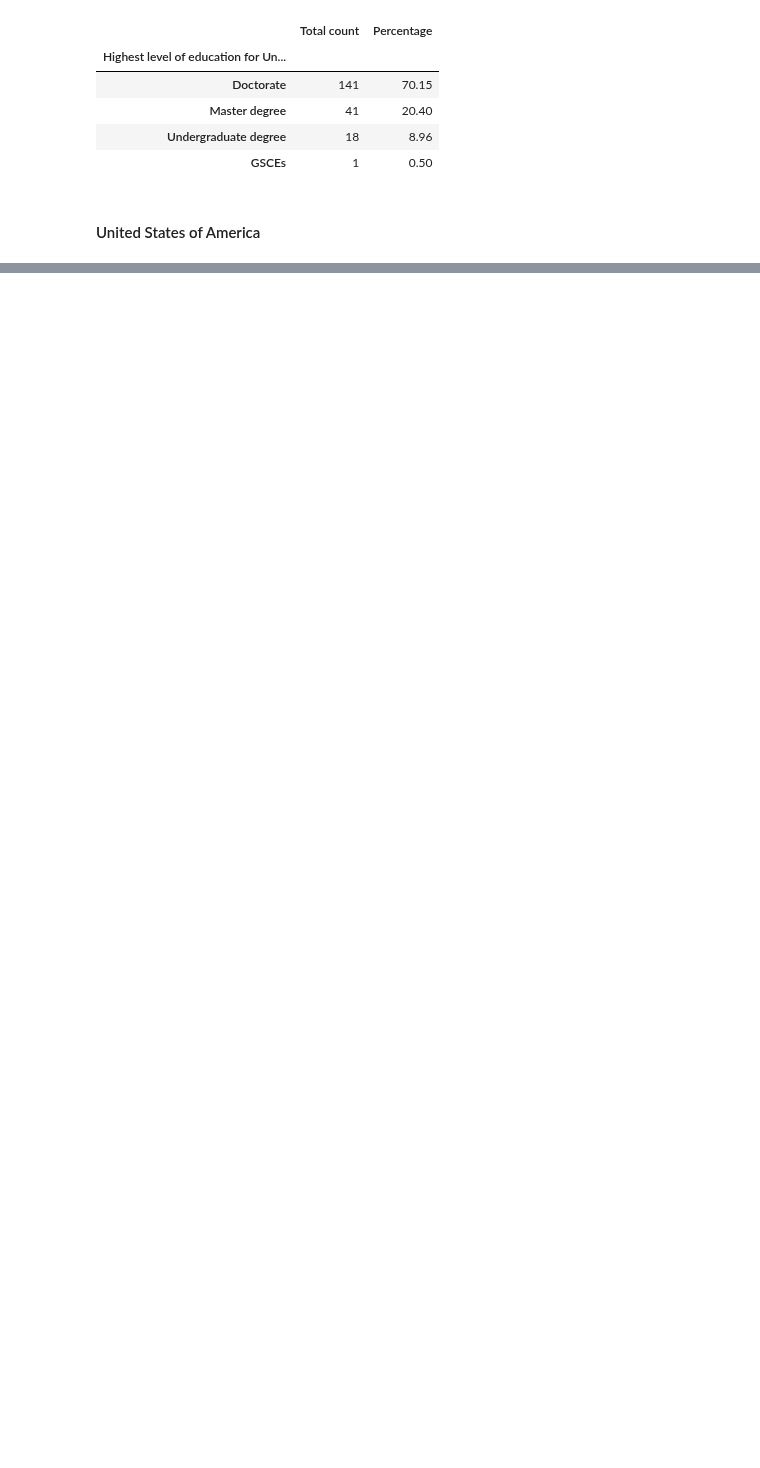
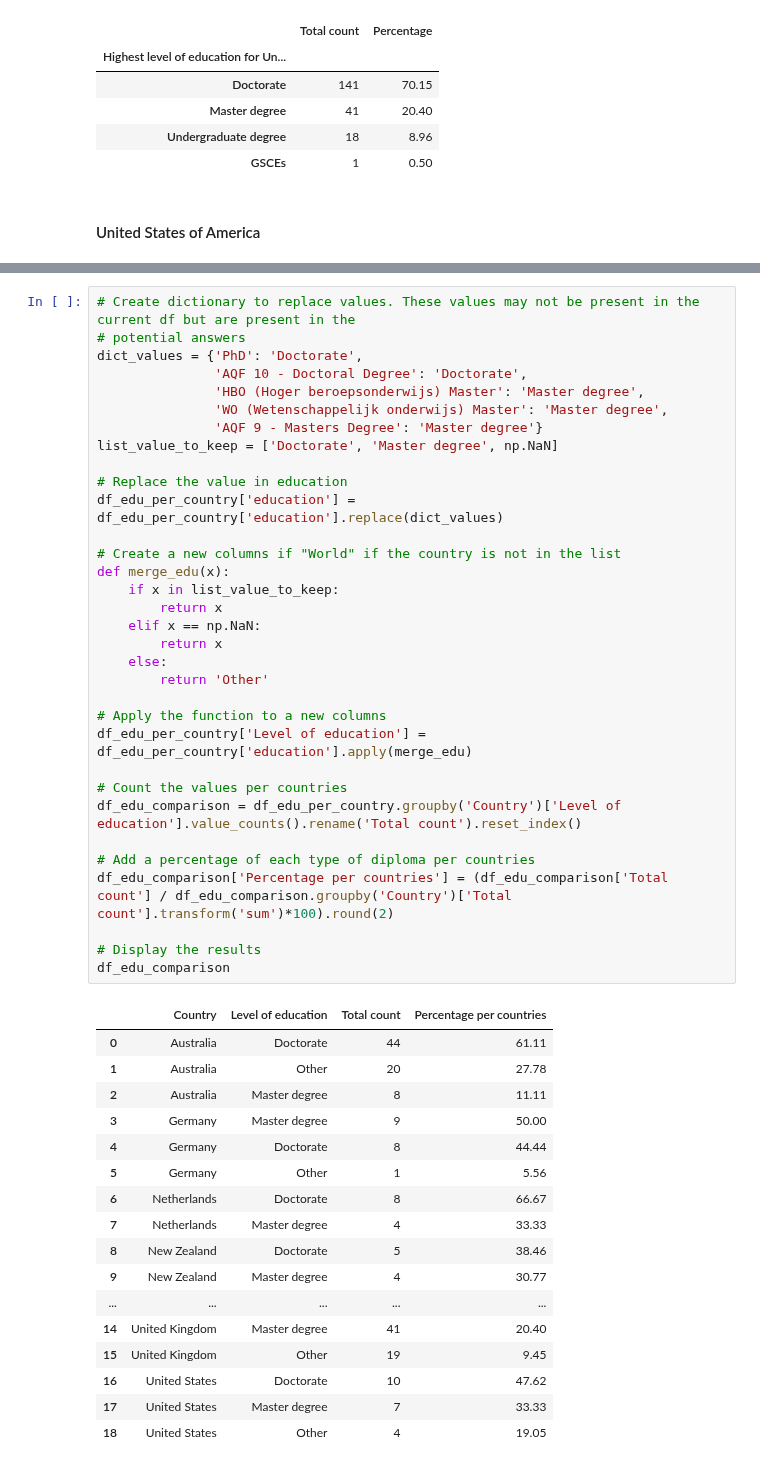
Before and after one commit to softwaresaved/international-survey, a Jupyter notebook: analysis/2018_draft.ipynb, the cells around one changed output, grey strips where cells are left out. Cells and saved outputs as stored; diff of their text form; blank space fills up the shorter version.

```diff
--- a/analysis/2018_draft.ipynb
+++ b/analysis/2018_draft.ipynb
@@ -525,0 +528,51 @@ structure_survey['1']['edu']
+# %%
+# Create dictionary to replace values. These values may not be present in the current df but are present in the
+# potential answers
+dict_values = {'PhD': 'Doctorate',
+               'AQF 10 - Doctoral Degree': 'Doctorate',
+               'HBO (Hoger beroepsonderwijs) Master': 'Master degree',
+               'WO (Wetenschappelijk onderwijs) Master': 'Master degree',
+               'AQF 9 - Masters Degree': 'Master degree'}
+list_value_to_keep = ['Doctorate', 'Master degree', np.NaN]
+
+# Replace the value in education
+df_edu_per_country['education'] = df_edu_per_country['education'].replace(dict_values)
+
+# Create a new columns if "World" if the country is not in the list
+def merge_edu(x):
+    if x in list_value_to_keep:
+        return x
+    elif x == np.NaN:
+        return x
+    else:
+        return 'Other'
+
+# Apply the function to a new columns
+df_edu_per_country['Level of education'] = df_edu_per_country['education'].apply(merge_edu)
+
+# Count the values per countries
+df_edu_comparison = df_edu_per_country.groupby('Country')['Level of education'].value_counts().rename('Total count').reset_index()
+
+# Add a percentage of each type of diploma per countries
+df_edu_comparison['Percentage per countries'] = (df_edu_comparison['Total count'] / df_edu_comparison.groupby('Country')['Total count'].transform('sum')*100).round(2)
+
+# Display the results
+df_edu_comparison
+# %% [output]
+|  | Country | Level of education | Total count | Percentage per countries |
+| 0 | Australia | Doctorate | 44 | 61.11 |
+| 1 | Australia | Other | 20 | 27.78 |
+| 2 | Australia | Master degree | 8 | 11.11 |
+| 3 | Germany | Master degree | 9 | 50.00 |
+| 4 | Germany | Doctorate | 8 | 44.44 |
+| 5 | Germany | Other | 1 | 5.56 |
+| 6 | Netherlands | Doctorate | 8 | 66.67 |
+| 7 | Netherlands | Master degree | 4 | 33.33 |
+| 8 | New Zealand | Doctorate | 5 | 38.46 |
+| 9 | New Zealand | Master degree | 4 | 30.77 |
+| ... | ... | ... | ... | ... |
+| 14 | United Kingdom | Master degree | 41 | 20.40 |
+| 15 | United Kingdom | Other | 19 | 9.45 |
+| 16 | United States | Doctorate | 10 | 47.62 |
+| 17 | United States | Master degree | 7 | 33.33 |
+| 18 | United States | Other | 4 | 19.05 |
```
Also changed, not shown: parts of 24 cells of this notebook, 1 other file.
